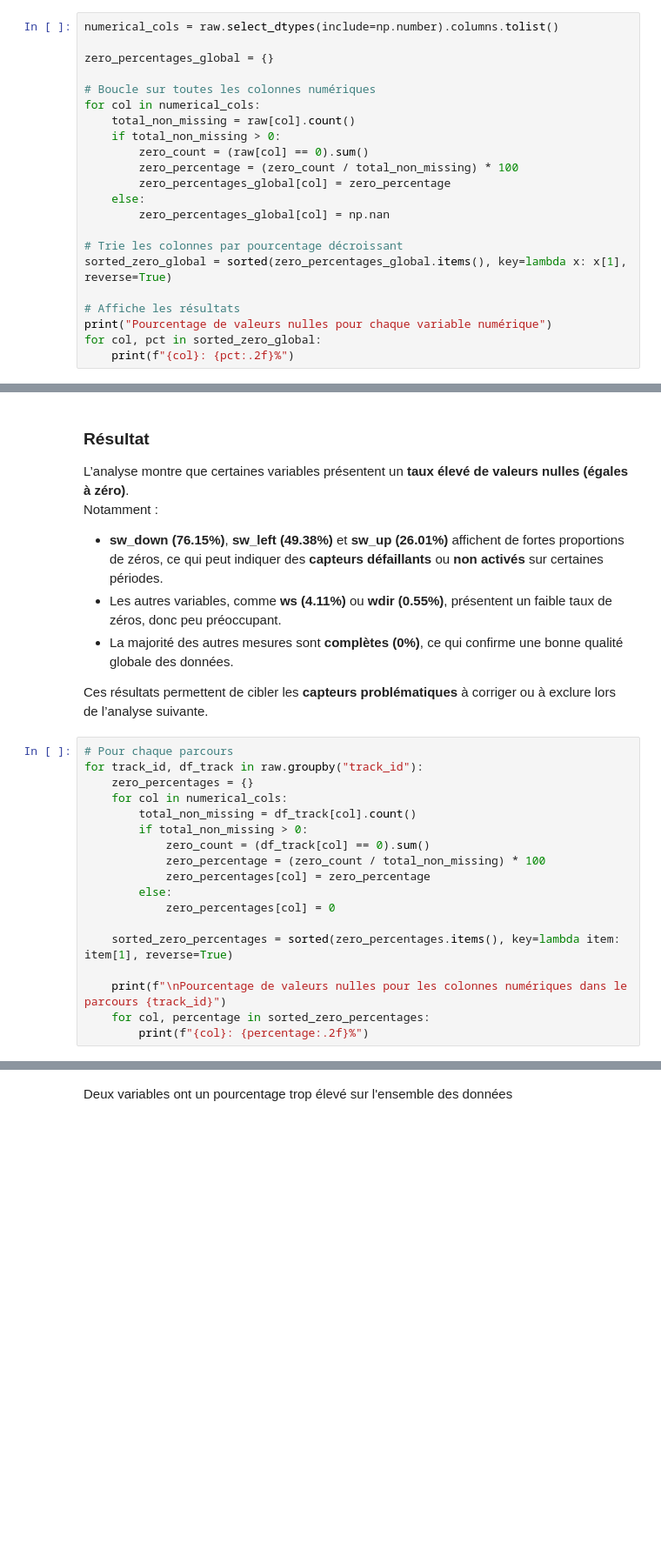
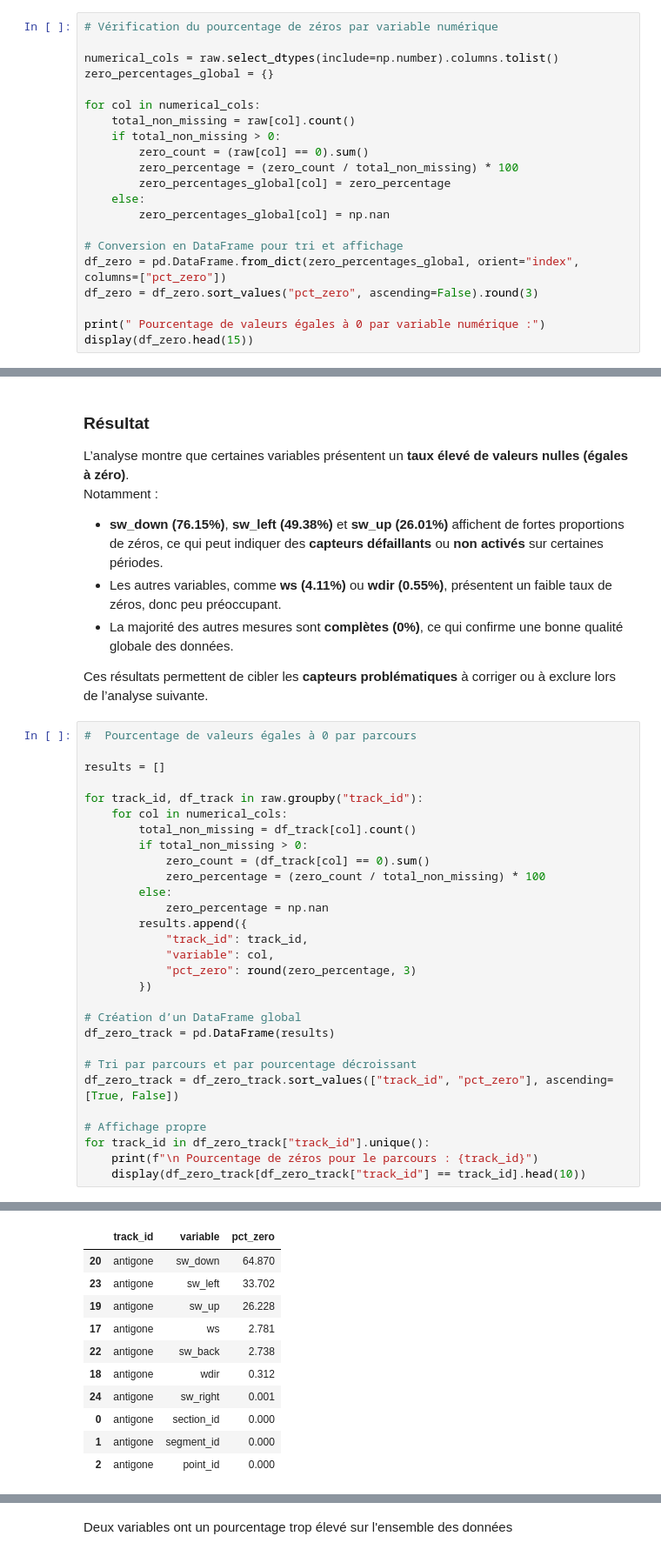
Before and after one commit to bouyaka34/TER-Picopatt, a Jupyter notebook: NoZero.ipynb, the cells around one changed output, grey strips where cells are left out. Shown at 87% size. Cells and saved outputs as stored; diff of their text form; blank space fills up the shorter version.

```diff
--- a/NoZero.ipynb
+++ b/NoZero.ipynb
@@ -226,11 +249,11 @@ Cela nous permet d’identifier les variables contenant une proportion important
 L’objectif est de repérer les **capteurs défectueux** ou les **données anormales** susceptibles de fausser les analyses.
 Les variables sont ensuite triées par ordre décroissant selon leur pourcentage de zéros pour faciliter la détection des problèmes.
 # %%
+# Vérification du pourcentage de zéros par variable numérique
+
 numerical_cols = raw.select_dtypes(include=np.number).columns.tolist()
-
 zero_percentages_global = {}
 
-# Boucle sur toutes les colonnes numériques
 for col in numerical_cols:
     total_non_missing = raw[col].count()
     if total_non_missing > 0:
@@ -240,11 +263,10 @@ for col in numerical_cols:
     else:
         zero_percentages_global[col] = np.nan
 
-# Trie les colonnes par pourcentage décroissant
-sorted_zero_global = sorted(zero_percentages_global.items(), key=lambda x: x[1], reverse=True)
+# Conversion en DataFrame pour tri et affichage
+df_zero = pd.DataFrame.from_dict(zero_percentages_global, orient="index", columns=["pct_zero"])
+df_zero = df_zero.sort_values("pct_zero", ascending=False).round(3)
 
-# Affiche les résultats
-print("Pourcentage de valeurs nulles pour chaque variable numérique")
-for col, pct in sorted_zero_global:
-    print(f"{col}: {pct:.2f}%")
+print(" Pourcentage de valeurs égales à 0 par variable numérique :")
+display(df_zero.head(15))
 # %% [output]
@@ -276,21 +298,32 @@ Notamment :
 
 Ces résultats permettent de cibler les **capteurs problématiques** à corriger ou à exclure lors de l’analyse suivante.
 # %%
-# Pour chaque parcours
+#  Pourcentage de valeurs égales à 0 par parcours
+
+results = []
+
 for track_id, df_track in raw.groupby("track_id"):
-    zero_percentages = {}
     for col in numerical_cols:
         total_non_missing = df_track[col].count()
         if total_non_missing > 0:
             zero_count = (df_track[col] == 0).sum()
             zero_percentage = (zero_count / total_non_missing) * 100
-            zero_percentages[col] = zero_percentage
         else:
-            zero_percentages[col] = 0
+            zero_percentage = np.nan
+        results.append({
+            "track_id": track_id,
+            "variable": col,
+            "pct_zero": round(zero_percentage, 3)
+        })
 
-    sorted_zero_percentages = sorted(zero_percentages.items(), key=lambda item: item[1], reverse=True)
+# Création d’un DataFrame global
+df_zero_track = pd.DataFrame(results)
 
-    print(f"\nPourcentage de valeurs nulles pour les colonnes numériques dans le parcours {track_id}")
-    for col, percentage in sorted_zero_percentages:
-        print(f"{col}: {percentage:.2f}%")
+# Tri par parcours et par pourcentage décroissant
+df_zero_track = df_zero_track.sort_values(["track_id", "pct_zero"], ascending=[True, False])
+
+# Affichage propre
+for track_id in df_zero_track["track_id"].unique():
+    print(f"\n Pourcentage de zéros pour le parcours : {track_id}")
+    display(df_zero_track[df_zero_track["track_id"] == track_id].head(10))
 # %% [output]
@@ -313,0 +331,11 @@ lat: 0.00%
+|  | track_id | variable | pct_zero |
+| 20 | antigone | sw_down | 64.870 |
+| 23 | antigone | sw_left | 33.702 |
+| 19 | antigone | sw_up | 26.228 |
+| 17 | antigone | ws | 2.781 |
+| 22 | antigone | sw_back | 2.738 |
+| 18 | antigone | wdir | 0.312 |
+| 24 | antigone | sw_right | 0.001 |
+| 0 | antigone | section_id | 0.000 |
+| 1 | antigone | segment_id | 0.000 |
+| 2 | antigone | point_id | 0.000 |
```
Also changed, not shown: parts of 12 cells of this notebook.
